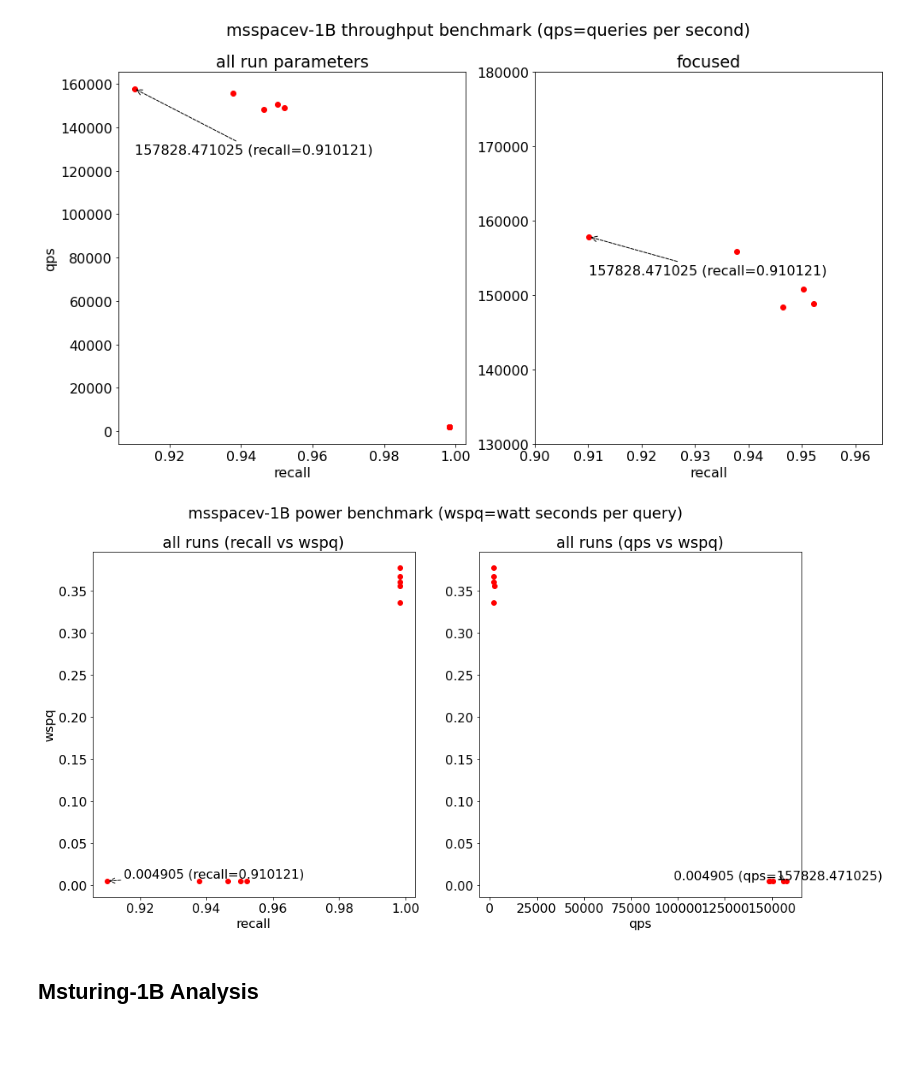
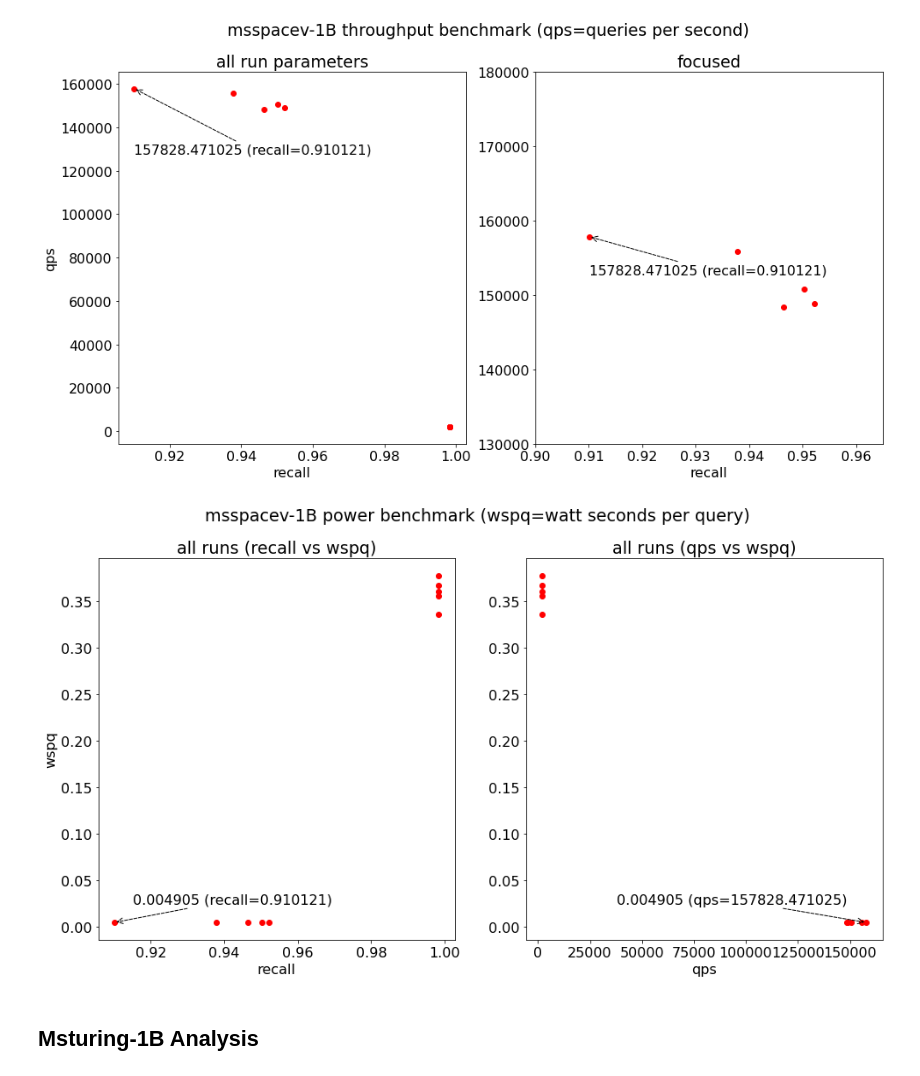
Before and after one commit to harsha-simhadri/big-ann-benchmarks, a Jupyter notebook: t3/eval_2021/optanne_graphann/EvalPublic.ipynb, the cells around one changed output. Saved outputs shown, nothing was run; the diff lists cells and outputs as text; code cells hidden in the pictures; blank space fills up the shorter version.

```diff
--- a/t3/eval_2021/optanne_graphann/EvalPublic.ipynb
+++ b/t3/eval_2021/optanne_graphann/EvalPublic.ipynb
@@ -130,11 +130,11 @@ evaluator.plot_throughput("msspacev-1B",
 # %%
 %matplotlib inline
 evaluator.plot_power("msspacev-1B",
-        tweak=[[0.005,0.004],[-60000,0.002]], # adjust text annotation
+        tweak=[[0.005,0.02],[-120000,0.02]], # adjust text annotation
         savepath="msspacev-1B_power.png"
 )
 # %% [output]
-[figure, old version]
+[figure, new version]
 # %% [markdown]
 ## Msturing-1B Analysis
 # %%
```
Also changed, not shown: parts of 10 cells of this notebook, 15 other files.
